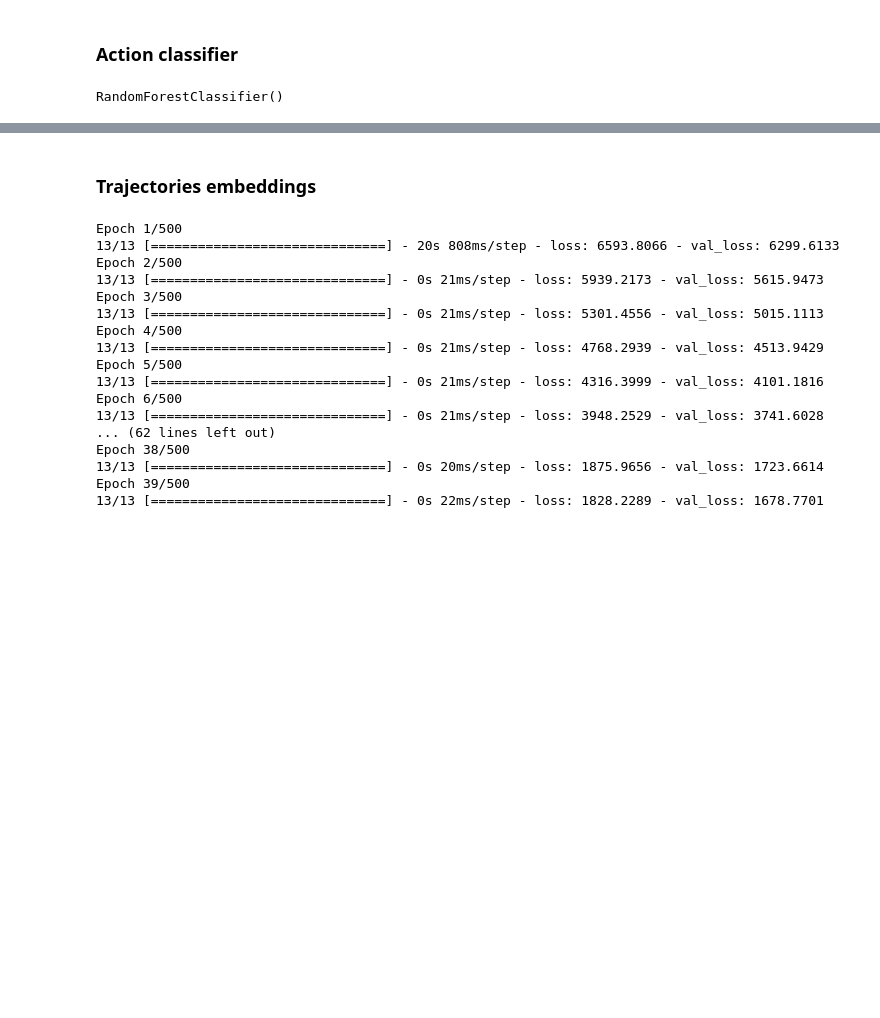
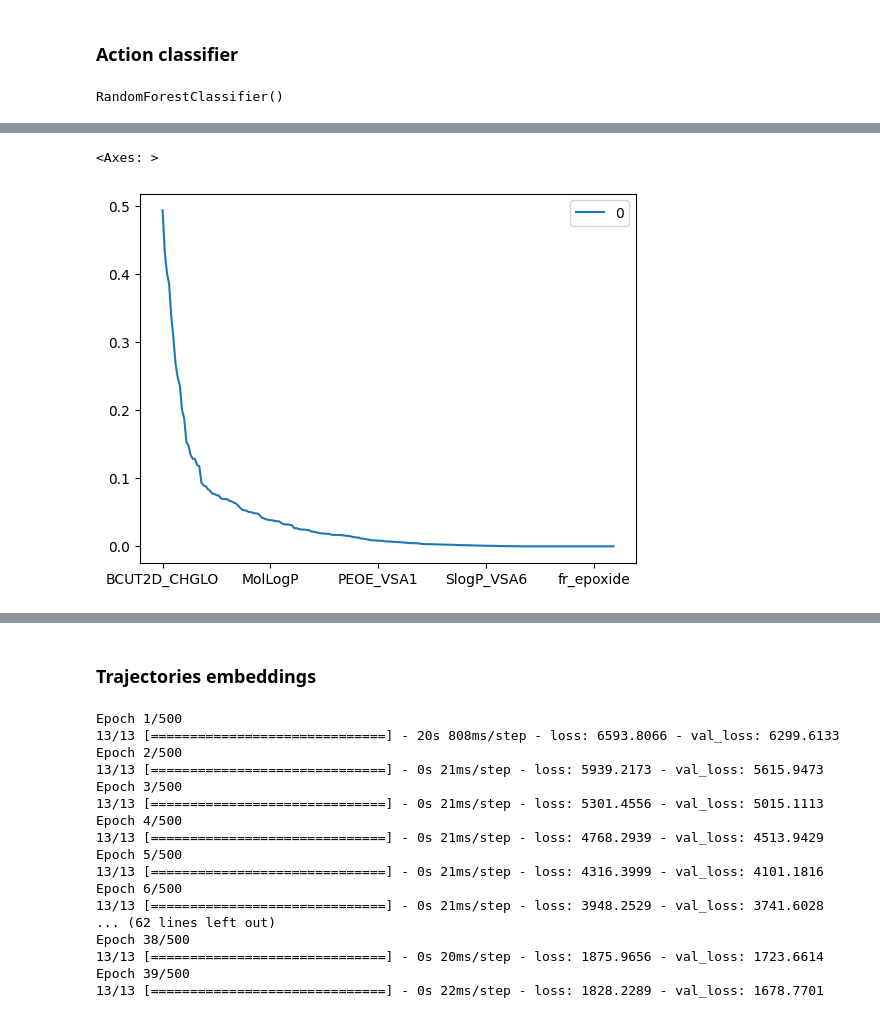
Before and after one commit to Winkielek/gflownet, a Jupyter notebook: notebooks/mols_features.ipynb, the cells around one changed output, grey strips where cells are left out. Cells and saved outputs as stored; diff of their text form; code cells hidden in the pictures; blank space fills up the shorter version.

```diff
--- a/notebooks/mols_features.ipynb
+++ b/notebooks/mols_features.ipynb
@@ -600,0 +629,4 @@ forest_importances.plot.bar()
+# %%
+tree = DecisionTreeClassifier(max_depth=2)
+tree.fit(X_train, y_train)
+tree.score(X_test, y_test)
@@ -600,0 +646,8 @@ forest_importances.plot.bar()
+# %%
+# parameters to be tested on GridSearchCV
+params = {"alpha":np.arange(0.00001, 10, 500)}
+lasso = Lasso(max_iter=10000)
+lb = LabelBinarizer()
+# GridSearchCV with model, params and folds.
+lasso_cv=GridSearchCV(lasso, param_grid=params, cv=5)
+lasso_cv.fit(X_train, lb.fit_transform(y_train))
@@ -600,0 +673,7 @@ forest_importances.plot.bar()
+# %%
+lasso_coef = np.abs(lasso_cv.best_estimator_.coef_)
+df_coef = pd.DataFrame(lasso_coef, lasso_cv.feature_names_in_).sort_values(by=0, ascending=False)
+df_coef.plot()
+# %% [output]
+<Axes: >
+[figure, added]
```
Also changed, not shown: parts of 38 cells of this notebook.
